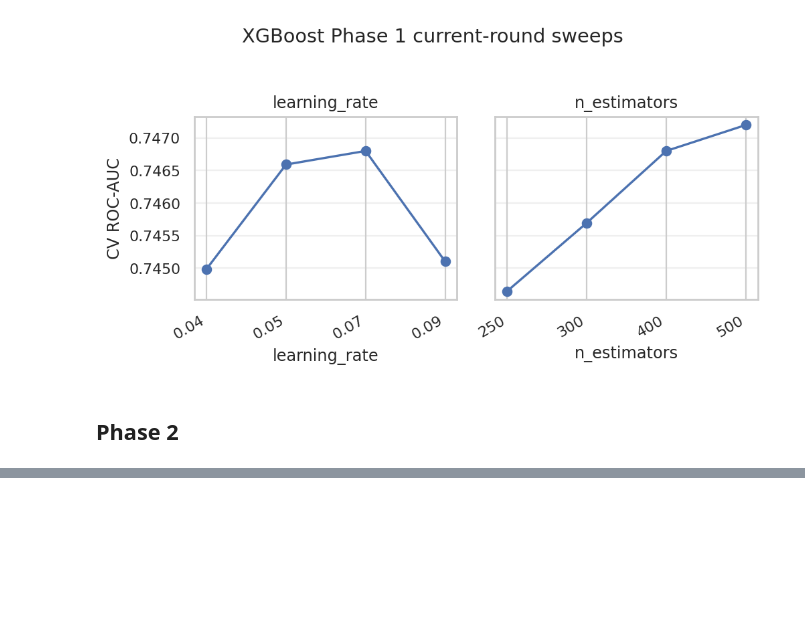
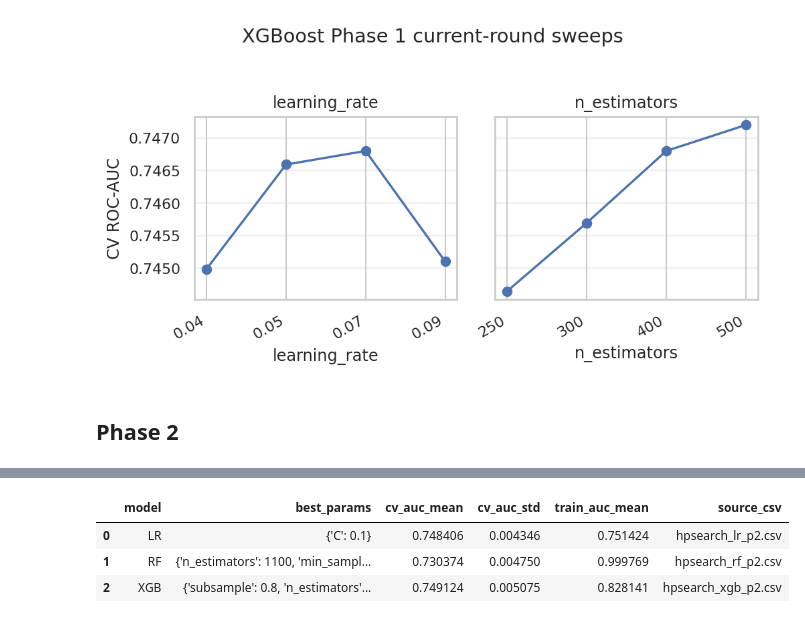
Before and after one commit to sdxshuai/CSC522-S26-proj-deadlock-match-forecast, a Jupyter notebook: notebooks/04_hyperparam_search.ipynb, the cells around one changed output, grey strips where cells are left out. Saved outputs shown, nothing was run; the diff lists cells and outputs as text; code cells hidden in the pictures; blank space fills up the shorter version.

Commit message:
Finalize phase 2 hyperparameter search artifacts

```diff
--- a/notebooks/04_hyperparam_search.ipynb
+++ b/notebooks/04_hyperparam_search.ipynb
@@ -826,0 +631,86 @@ display(phase2_search_summary)
+# %%
+def phase2_normalize_param_value(value):
+    if pd.isna(value):
+        return None
+    if isinstance(value, str):
+        stripped = value.strip()
+        if stripped.lower() == 'none':
+            return None
+        try:
+            numeric = float(stripped)
+            return int(numeric) if numeric.is_integer() else numeric
+        except ValueError:
+            return stripped
+    if isinstance(value, (np.integer, int)):
+        return int(value)
+    if isinstance(value, (np.floating, float)):
+        return int(value) if float(value).is_integer() else float(value)
+    return value
+
+
+def extract_phase2_params(best_row):
+    params = {}
+    for column, value in best_row.items():
+        if not column.startswith('param_') or pd.isna(value):
+            continue
+        params[column.replace('param_', '')] = phase2_normalize_param_value(value)
+    return params
+
+
+def run_or_load_phase2_search(model_name, search, X_raw, y_target, csv_path, rerun=False):
+    if csv_path.exists() and not rerun:
+        return pd.read_csv(csv_path)
+
+    if not rerun:
+        return None
+
+    print(f'=== {model_name} Phase 2 ===')
+    print(f'output_csv={csv_path.name}')
+    start = time.perf_counter()
+    search.fit(X_raw, y_target)
+    elapsed = time.perf_counter() - start
+
+    results_df = normalize_cv_results(pd.DataFrame(search.cv_results_))
+    results_df['model'] = model_name
+    results_df.to_csv(csv_path, index=False)
+    print(f'completed in {elapsed:.1f}s')
+    return results_df
+
+
+phase2_results = {}
+
+for model_name, output_key in [('LR', 'lr_csv'), ('RF', 'rf_csv'), ('XGB', 'xgb_csv')]:
+    results_df = run_or_load_phase2_search(
+        model_name,
+        phase2_searches[model_name],
+        X_train_raw,
+        y_train,
+        phase2_output_paths[output_key],
+        rerun=PHASE2_RERUN,
+    )
+    if results_df is not None:
+        phase2_results[model_name] = results_df
+
+completed_phase2_rows = []
+for model_name, results_df in phase2_results.items():
+    best_row = best_trial(results_df)
+    completed_phase2_rows.append({
+        'model': model_name,
+        'best_params': str(extract_phase2_params(best_row)),
+        'cv_auc_mean': best_row['mean_test_score'],
+        'cv_auc_std': best_row['std_test_score'],
+        'train_auc_mean': best_row.get('mean_train_score', np.nan),
+        'source_csv': phase2_output_paths[f'{model_name.lower()}_csv'].name,
+    })
+
+if completed_phase2_rows:
+    phase2_best_params = pd.DataFrame(completed_phase2_rows).sort_values('model').reset_index(drop=True)
+    phase2_best_params.to_csv(phase2_output_paths['best_params'], index=False)
+    display(phase2_best_params)
+else:
+    print('Phase 2 searches have not been launched yet. Set PHASE2_RERUN=True and rerun this cell to fit the searches and write outputs.')
+# %% [output]
+|  | model | best_params | cv_auc_mean | cv_auc_std | train_auc_mean | source_csv |
+| 0 | LR | {'C': 0.1} | 0.748406 | 0.004346 | 0.751424 | hpsearch_lr_p2.csv |
+| 1 | RF | {'n_estimators': 1100, 'min_sampl... | 0.730374 | 0.004750 | 0.999769 | hpsearch_rf_p2.csv |
+| 2 | XGB | {'subsample': 0.8, 'n_estimators'... | 0.749124 | 0.005075 | 0.828141 | hpsearch_xgb_p2.csv |
```
Also changed, not shown: parts of 18 cells of this notebook, 15 other files.
